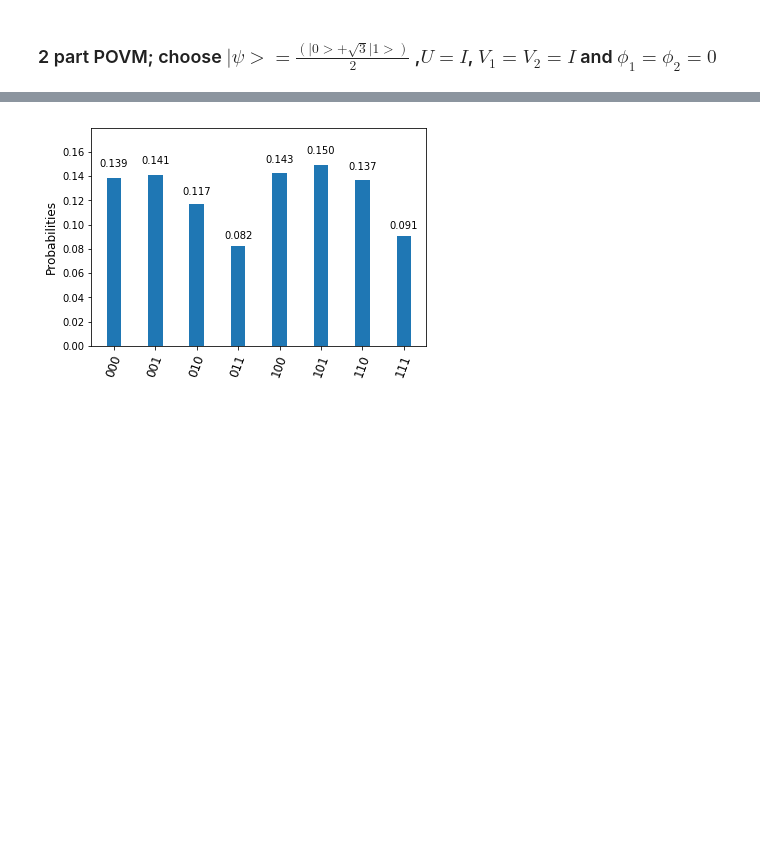
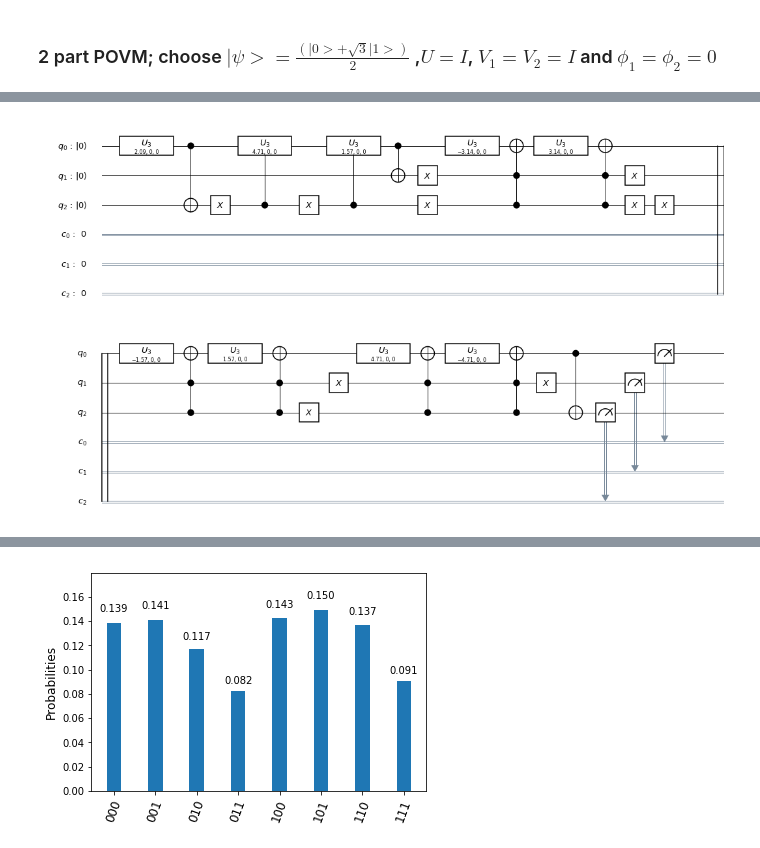
Before and after one commit to JordanovSJ/qiskit, a Jupyter notebook: Anhert_Payne/Anhert and Payne POVMs.ipynb, the cells around one changed output, grey strips where cells are left out. Cells and saved outputs as stored; diff of their text form; code cells hidden in the pictures; blank space fills up the shorter version.

```diff
--- a/Anhert_Payne/Anhert and Payne POVMs.ipynb
+++ b/Anhert_Payne/Anhert and Payne POVMs.ipynb
@@ -37,8 +34,9 @@ The reasoning being, that if the two control bits are $ |1 \rangle$, the two Tof
 # %%
 # Doubly controlled single axis rotation gate
 
-def double_CU1(axis, angle, q_circuit, ctrl_q1, ctrl_q2, target_q):
-    """ Adds a doubly controlled rotation gate to an existing quantum circuit.
+def doubly_CU1(axis, angle, q_circuit, ctrl_q1, ctrl_q2, target_q):
+    """ Adds components acting as a doubly controlled rotation gate to an existing
+    quantum circuit.
     Valid values for axis: 'y' and 'z' (any rotation can be specified by Y and
     Z rotations only).
     """
@@ -148,0 +125,35 @@ WARNING: Unable to compile latex. Is `pdflatex` installed? Skipping latex circui
+# %%
+# Create a Quantum Register with 3 qubits.
+q = QuantumRegister(3, 'q')
+
+# Create a Quantum Circuit acting on the q register
+qc = QuantumCircuit(q)
+
+# prepare the input state (the input state will be represented by qubit 0)
+qc.u3(np.pi*2/3, 0 ,0, q[0])
+qc.barrier(q)
+
+two_part_POVM(qc,q,pi/4,pi/4)
+
+# print state vector
+# backend=Aer.get_backend('statevector_simulator')
+# job=qiskit.execute(qc, backend)
+# state_vector=job.result().get_statevector(qc)
+# qiskit.tools.visualization.plot_state(state_vector)
+
+# Add Measurements
+
+# Create a Classical Register with 3 bits.
+c = ClassicalRegister(3, 'c')
+# Create a Quantum Circuit
+meas = QuantumCircuit(q, c)
+meas.barrier(q)
+# map the quantum measurement to the classical bits
+meas.measure(q,c)
+
+# The Qiskit circuit object supports composition using
+# the addition operator.
+qc = qc+meas
+
+circuit_drawer(qc)
+# %% [output]
@@ -149,3 +161,4 @@ WARNING: Unable to compile latex. Is `pdflatex` installed? Skipping latex circui
+[figure, added]
 # %%
 # Run the quantum circuit on a simulator backend
 backend = Aer.get_backend('qasm_simulator')
```
Also changed, not shown: parts of 4 cells of this notebook, 1 other file.
